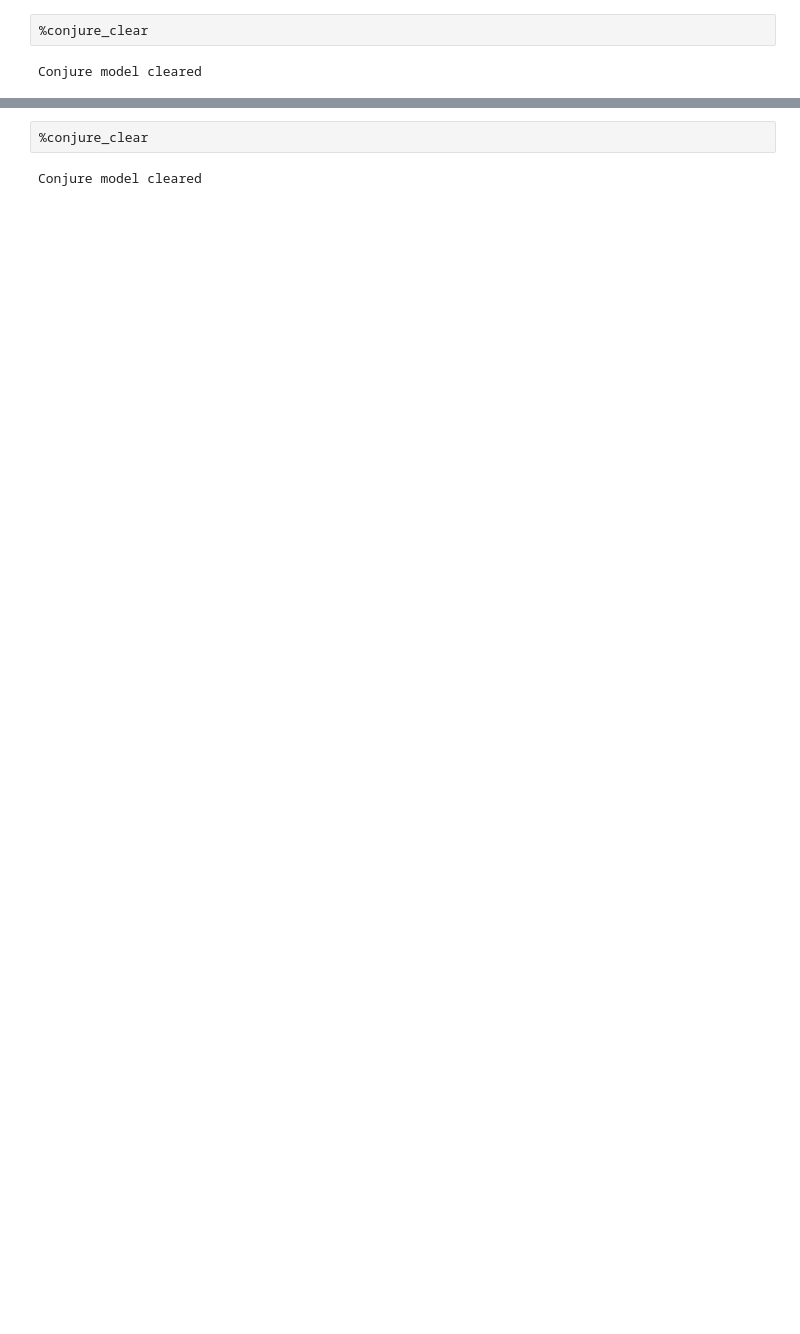
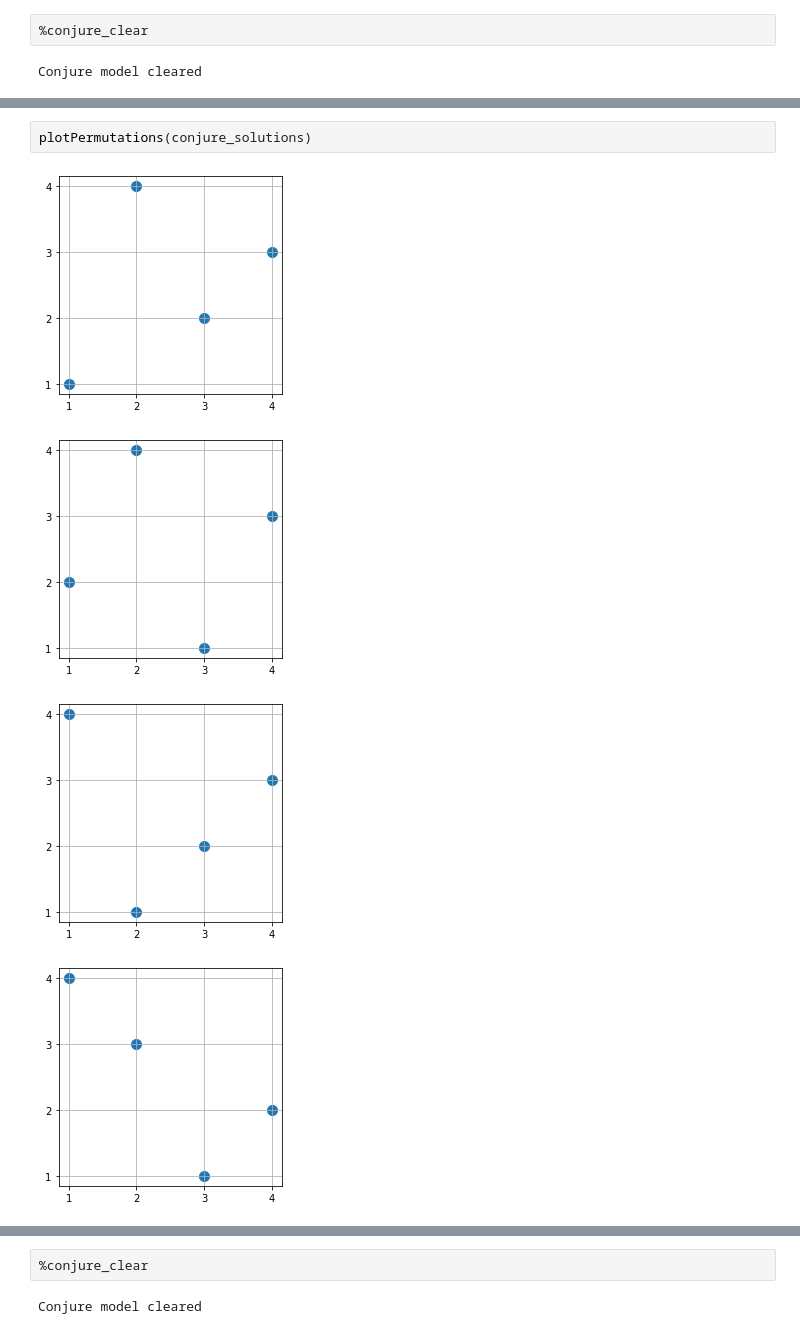
Before and after one commit to stacs-cp/permutation-classes-cp, a Jupyter notebook: journal2023/PP_MCOM.ipynb, the cells around one changed output, grey strips where cells are left out. Drawn from its saved outputs; the diff is of its cells as text; blank space fills up the shorter version.

```diff
--- a/journal2023/PP_MCOM.ipynb
+++ b/journal2023/PP_MCOM.ipynb
@@ -590,0 +775,7 @@ consecutive_containment = [ [3,1,2] ]
+# %%
+plotPermutations(conjure_solutions)
+# %% [output]
+[figure, added]
+[figure, added]
+[figure, added]
+[figure, added]
```
Also changed, not shown: parts of 36 cells of this notebook.
